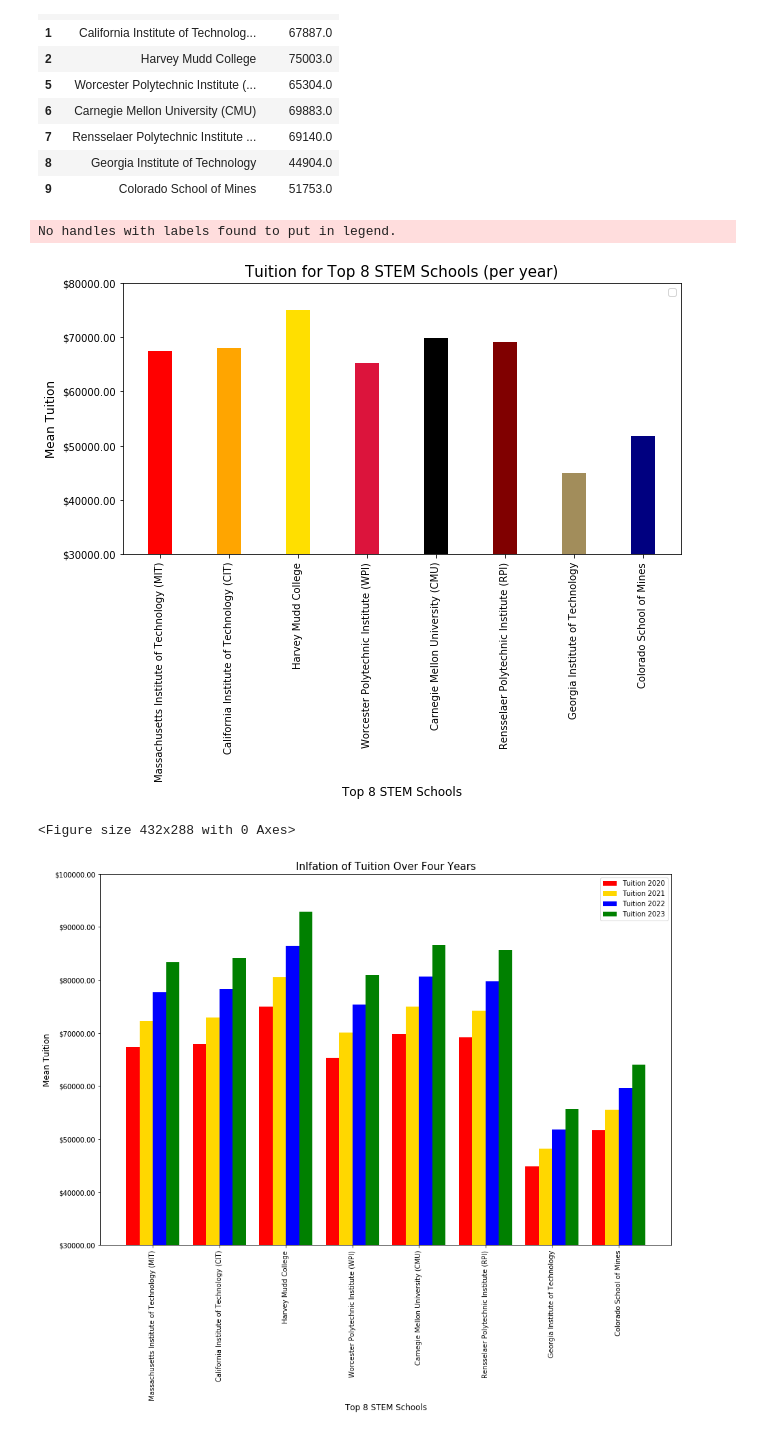
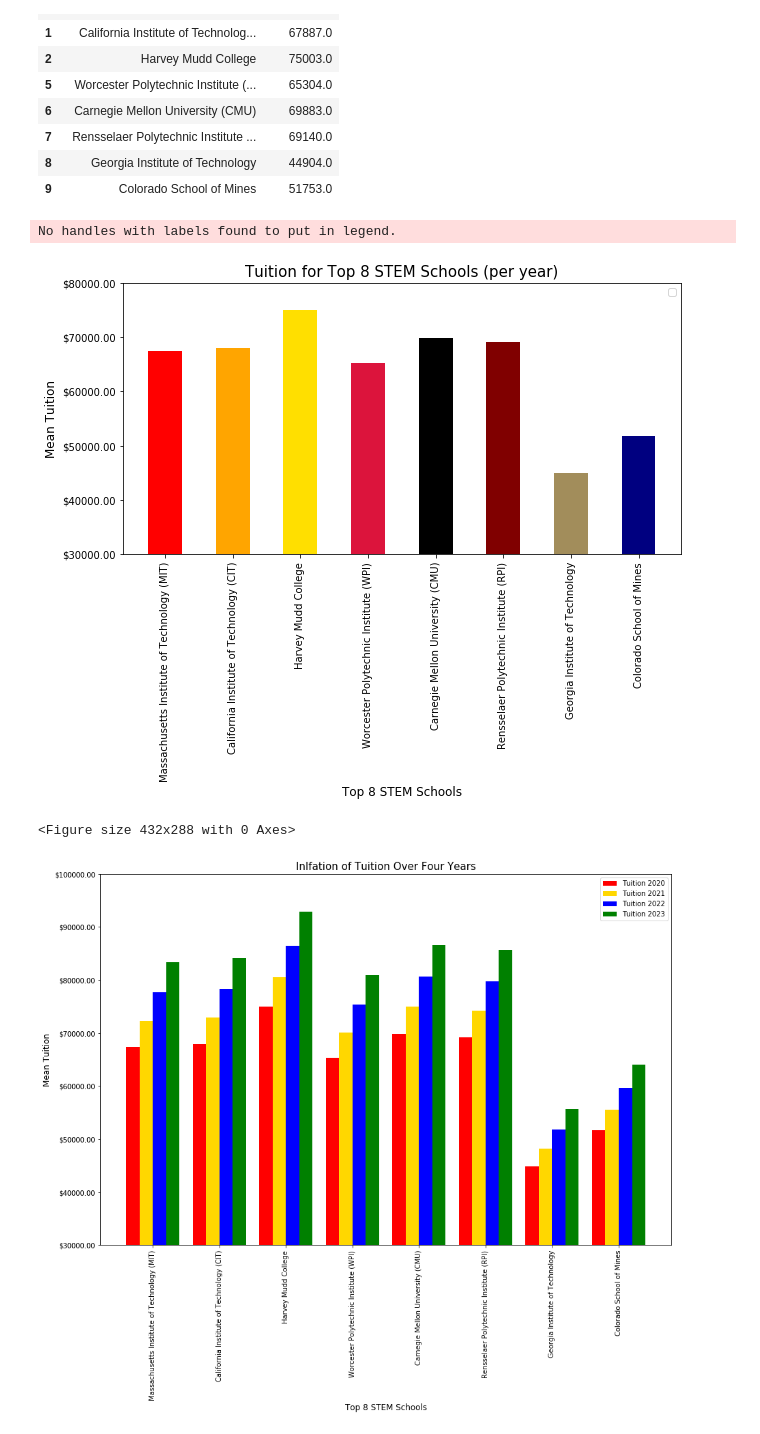
Before and after one commit to GitJudd/group-project1, a Jupyter notebook: projectcode.ipynb, the cells around one changed output. Cells and saved outputs as stored; diff of their text form; code cells hidden in the pictures.

```diff
--- a/projectcode.ipynb
+++ b/projectcode.ipynb
@@ -150,35 +150,35 @@ school_tuition_df
 # %%
 # OUT OF STATE TUITION FOR TOP STEM SCHOOLS (per year); third graph
 
 index = np.arange(8)
-bar_width = 0.35
+bar_width = 0.50
 
 # Get a color map
 my_cmap = cm.get_cmap('jet')
 
 fig, ax = plt.subplots(1,1,figsize=(10,5))
 
 formatter = ticker.FormatStrFormatter('$%1.2f')
 
 out_of_state_tuition = ax.bar(index, school_tuition_df["out_tuition"], bar_width, label=None,
                               color=["red","orange","#ffdf00","crimson","black","maroon","#a28d5b","navy"])
 
 
 ax.yaxis.set_major_formatter(formatter)
 ax.set_xlabel('Top 8 STEM Schools', size =12)
 ax.set_ylabel('Mean Tuition', size =12)
 ax.set_title('Tuition for Top 8 STEM Schools (per year)', size =15)
 ax.set_xticks(index)
 ax.set_xticklabels(school_tuition_df["name"], ha="center")
 plt.xticks(rotation = "vertical")
 plt.ylim(30000, 80000)
 ax.legend()
 plt.show()
 
 plt.savefig("Images/Tuition for Top 8 STEM Schools.png")
 # %% [output]
 No handles with labels found to put in legend.
-[figure, old version]
+[figure, new version]
 <Figure size 432x288 with 0 Axes>
 # %%
 # INFLATION RATE OF TUITION OVER 4 years: fourth graph
```
